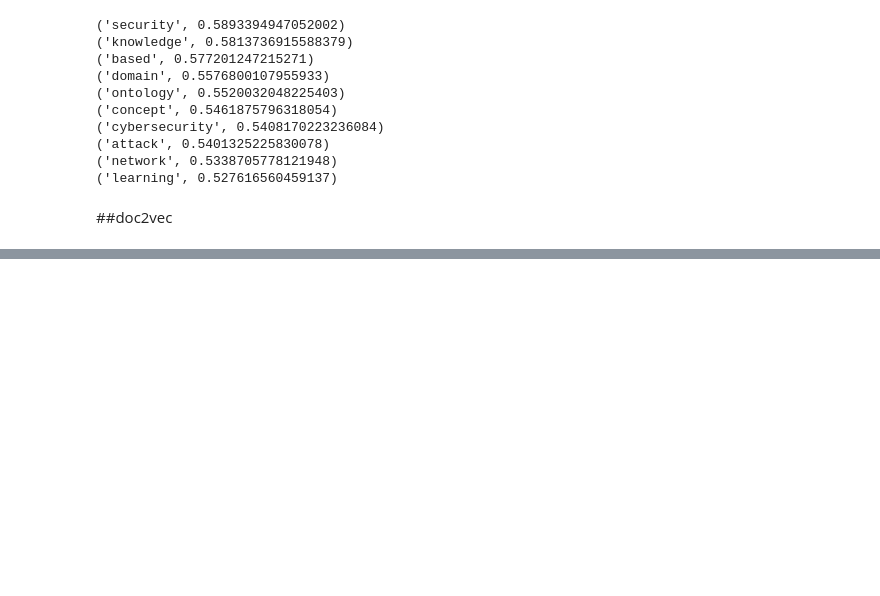
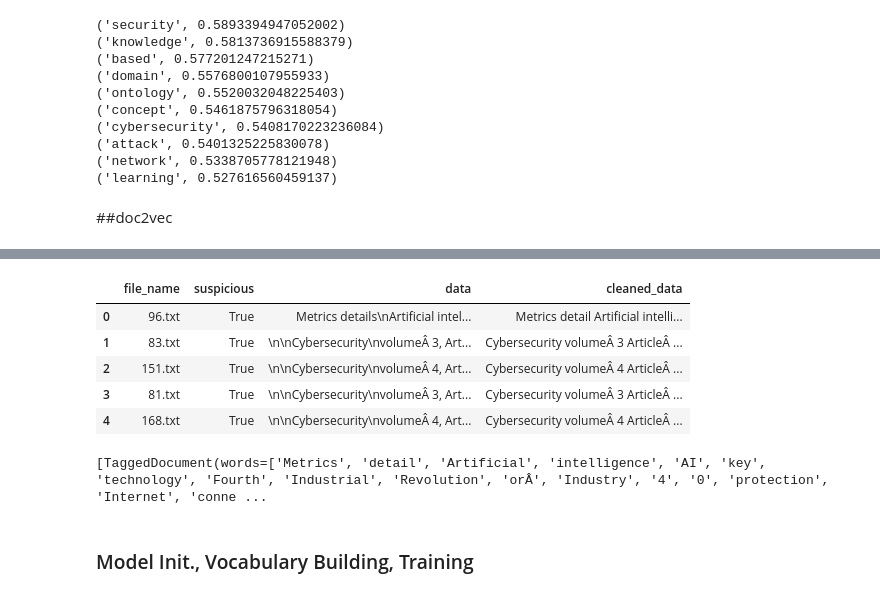
Before and after one commit to dhairyaostwal/CSE4020-Codes, a Jupyter notebook: ML_DA2.ipynb, the cells around one changed output, grey strips where cells are left out. Drawn from its saved outputs; the diff is of its cells as text; code cells hidden in the pictures; blank space fills up the shorter version.

```diff
--- a/ML_DA2.ipynb
+++ b/ML_DA2.ipynb
@@ -217,0 +234,10 @@ for i in sim_words:
+# %%
+dataset = dataset.drop(labels='Unnamed: 0', axis=1)
+dataset.head()
+# %% [output]
+|  | file_name | suspicious | data | cleaned_data |
+| 0 | 96.txt | True | Metrics details\nArtificial intel... | Metrics detail Artificial intelli... |
+| 1 | 83.txt | True | \n\nCybersecurity\nvolumeÂ 3, Art... | Cybersecurity volumeÂ 3 ArticleÂ ... |
+| 2 | 151.txt | True | \n\nCybersecurity\nvolumeÂ 4, Art... | Cybersecurity volumeÂ 4 ArticleÂ ... |
+| 3 | 81.txt | True | \n\nCybersecurity\nvolumeÂ 3, Art... | Cybersecurity volumeÂ 3 ArticleÂ ... |
+| 4 | 168.txt | True | \n\nCybersecurity\nvolumeÂ 4, Art... | Cybersecurity volumeÂ 4 ArticleÂ ... |
@@ -217,0 +249,6 @@ for i in sim_words:
+# %%
+print(data_for_training [:1])
+# %% [output]
+[TaggedDocument(words=['Metrics', 'detail', 'Artificial', 'intelligence', 'AI', 'key', 'technology', 'Fourth', 'Industrial', 'Revolution', 'orÂ', 'Industry', '4', '0', 'protection', 'Internet', 'conne ...
+# %% [markdown]
+### Model Init., Vocabulary Building, Training
```
Also changed, not shown: parts of 9 cells of this notebook.
